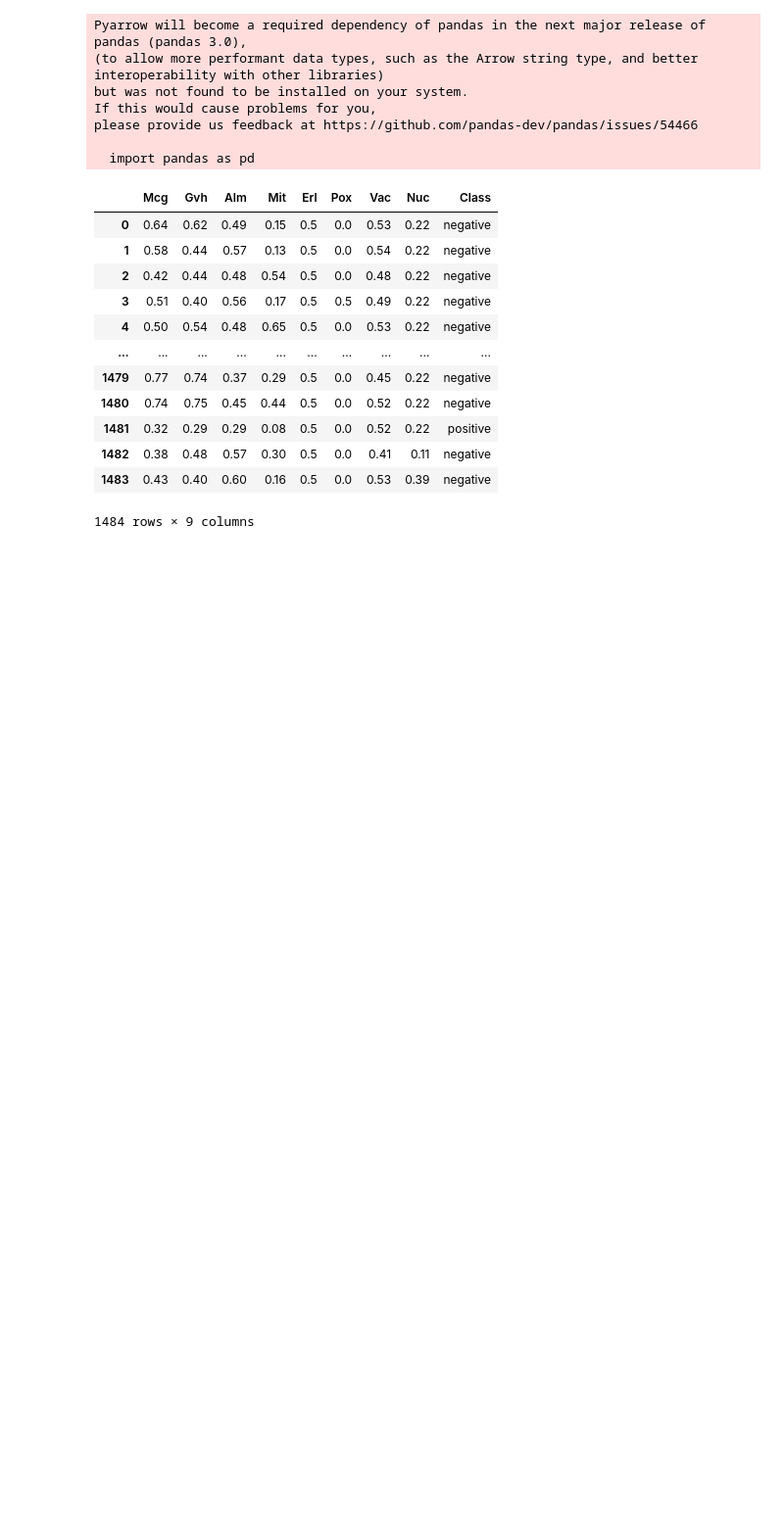
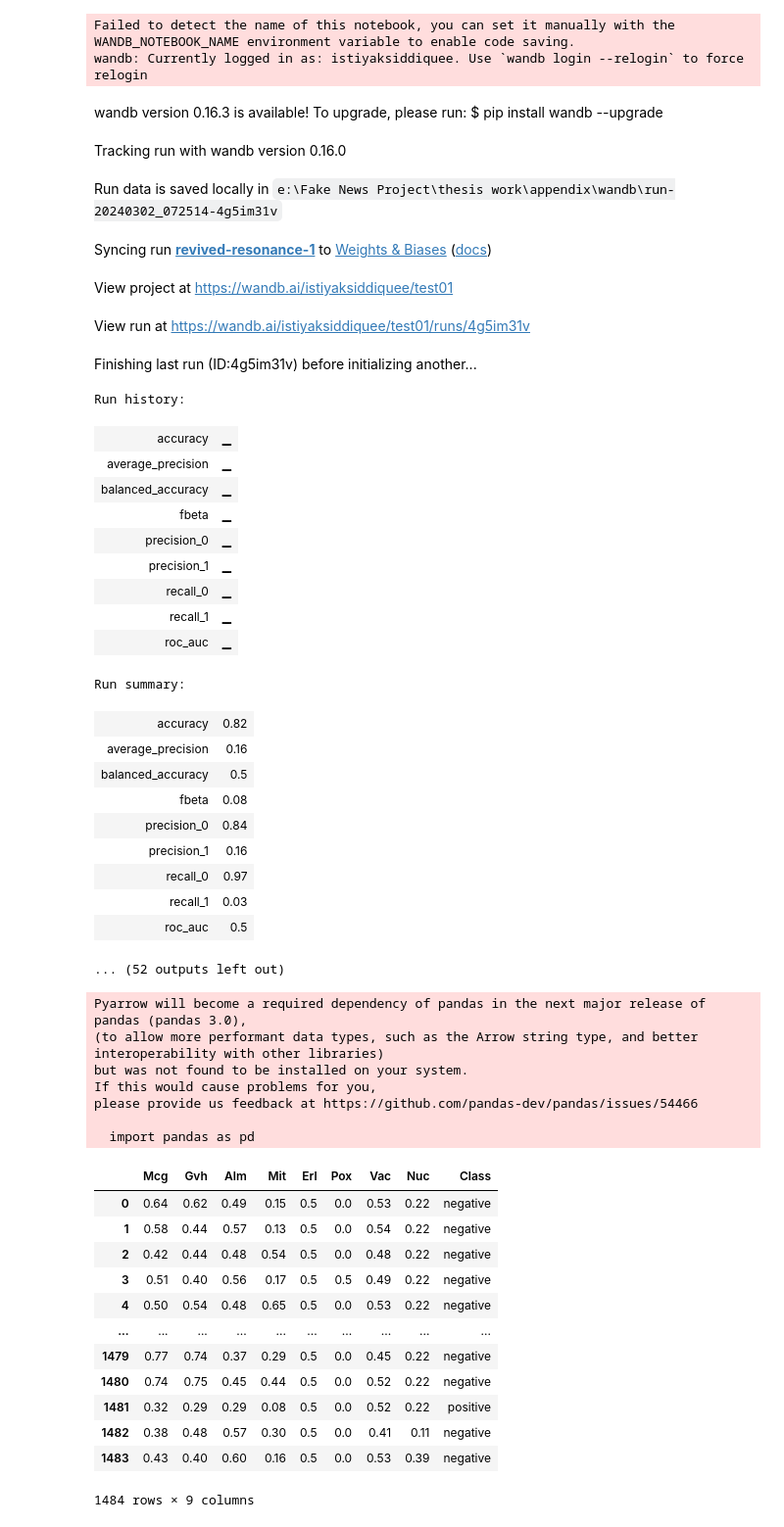
Before and after one commit to istiyaksiddiquee/thesis-work, a Jupyter notebook: appendix/data_separator.ipynb, the cells around one changed output. Shown at 98% size. Cells and saved outputs as stored; diff of their text form; code cells hidden in the pictures; blank space fills up the shorter version.

```diff
--- a/appendix/data_separator.ipynb
+++ b/appendix/data_separator.ipynb
@@ -1,3 +147,59 @@
+# %%
+import wandb
+def process_gridcv_results(cv_results, group, total_cv=5):
+    os.environ["WANDB_API_KEY"] = "b21f4406f3966154b12e98de3bef934216952a54"
+    os.environ["WANDB_ENTITY"] = "istiyaksiddiquee"
+    os.environ["WANDB__SERVICE_WAIT"] = "300"
+
+
+    for i in range(0, total_cv):
+        acc_score = round(cv_results['mean_test_accuracy_score'][i], 2)
+        prec_0 = round(cv_results['mean_test_precision_0'][i], 2)
+        prec_1 = round(cv_results['mean_test_precision_1'][i], 2)
+        rec_0 = round(cv_results['mean_test_recall_0'][i], 2)
+        rec_1 = round(cv_results['mean_test_recall_1'][i], 2)
+        fbeta = round(cv_results['mean_test_fbeta_score'][i], 2)
+        ba_score = round(cv_results['mean_test_balanced_accuracy_score'][i], 2)
+        avg_prec = round(cv_results['mean_test_average_precision_score'][i], 2)
+        roc_auc = round(cv_results['mean_test_roc_auc'][i], 2)
+
+        wandb.init(project='test01', group=group, job_type="epoch_"+ str(i+1))
+        wandb.log({"accuracy": acc_score, "precision_0": prec_0, "precision_1": prec_1, "recall_0": rec_0, "recall_1": rec_1, "fbeta": fbeta, "balanced_accuracy": ba_score, "average_precision": avg_prec, "roc_auc": roc_auc})
+
+    return
+
+process_gridcv_results(cv_results, "dt")
+# %% [output]
+Failed to detect the name of this notebook, you can set it manually with the WANDB_NOTEBOOK_NAME environment variable to enable code saving.
+wandb: Currently logged in as: istiyaksiddiquee. Use `wandb login --relogin` to force relogin
+wandb version 0.16.3 is available! To upgrade, please run: $ pip install wandb --upgrade
+Tracking run with wandb version 0.16.0
+Run data is saved locally in e:\Fake News Project\thesis work\appendix\wandb\run-20240302_072514-4g5im31v
+Syncing run revived-resonance-1 to Weights & Biases (docs)
+View project at https://wandb.ai/istiyaksiddiquee/test01
+View run at https://wandb.ai/istiyaksiddiquee/test01/runs/4g5im31v
+Finishing last run (ID:4g5im31v) before initializing another...
+Run history:
+| accuracy | ▁ |
+| average_precision | ▁ |
+| balanced_accuracy | ▁ |
+| fbeta | ▁ |
+| precision_0 | ▁ |
+| precision_1 | ▁ |
+| recall_0 | ▁ |
+| recall_1 | ▁ |
+| roc_auc | ▁ |
+Run summary:
+| accuracy | 0.82 |
+| average_precision | 0.16 |
+| balanced_accuracy | 0.5 |
+| fbeta | 0.08 |
+| precision_0 | 0.84 |
+| precision_1 | 0.16 |
+| recall_0 | 0.97 |
+| recall_1 | 0.03 |
+| roc_auc | 0.5 |
+... (52 outputs left out)
 # %%
 import pandas as pd
 # %% [output]
```
Also changed, not shown: parts of 8 cells of this notebook, 1 other file.
